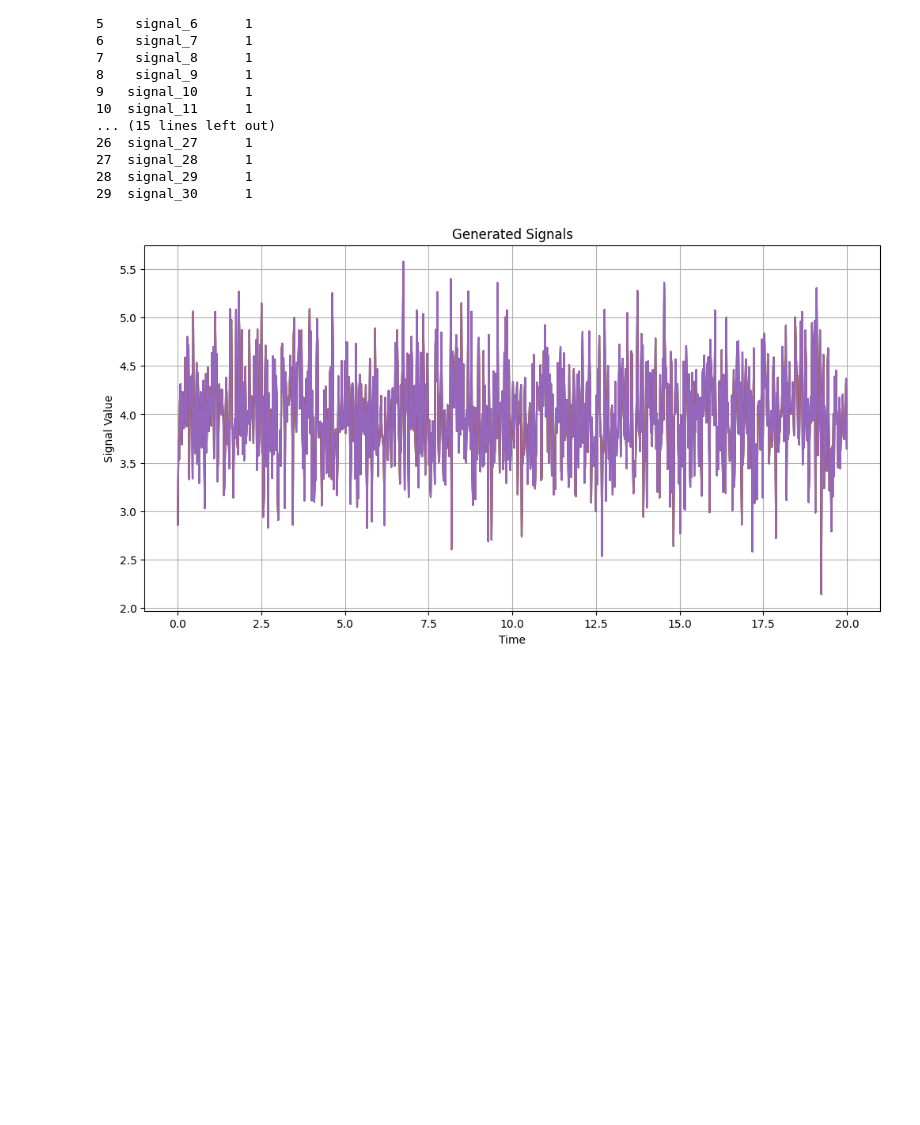
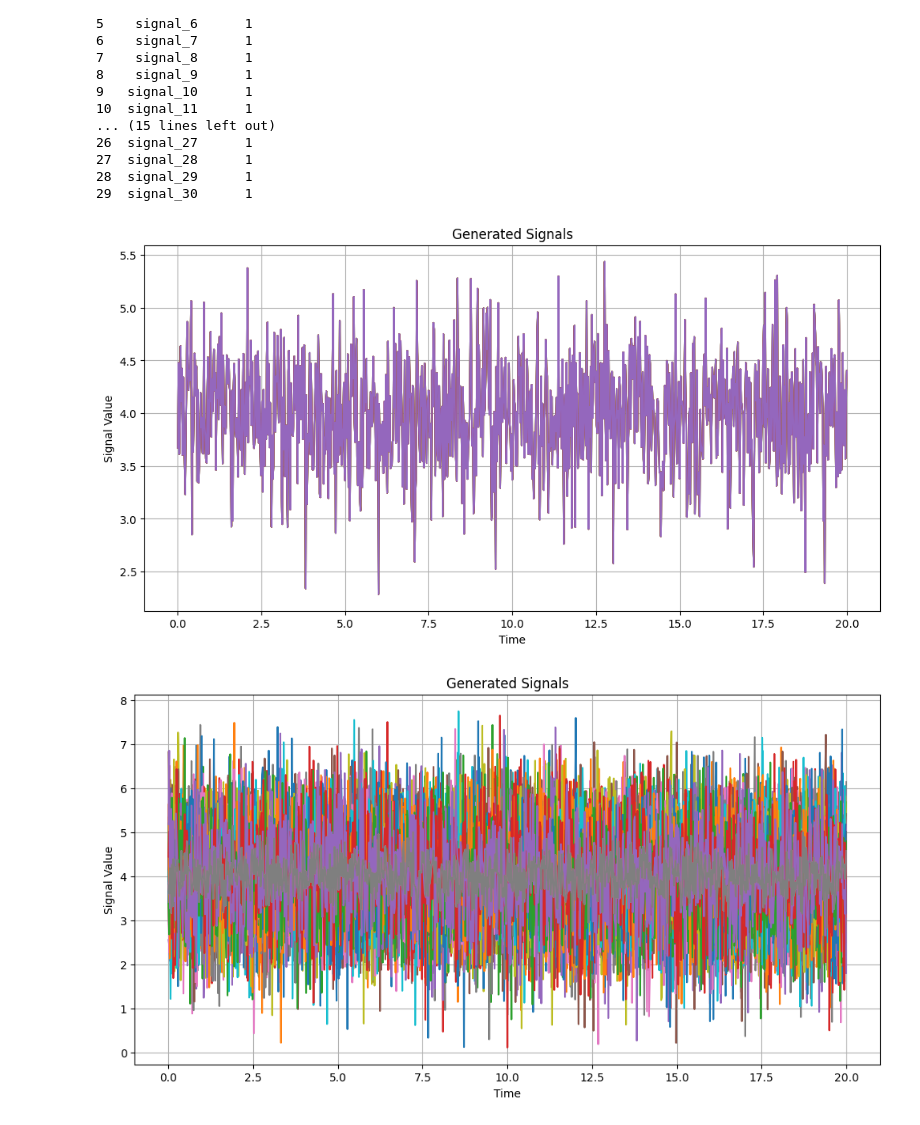
Before and after one commit to Leon-0-0-7/magistrska, a Jupyter notebook: src/anonimizacijaV1.ipynb, the cells around one changed output. Saved outputs shown, nothing was run; the diff lists cells and outputs as text; code cells hidden in the pictures; blank space fills up the shorter version.

Commit message:
Testiranje anonim_count za enake signale združene z rand_generated

```diff
--- a/src/anonimizacijaV1.ipynb
+++ b/src/anonimizacijaV1.ipynb
@@ -183,35 +183,66 @@ def generate_same_signals(time, mu, std, ac, N):
     Args:
         time (numpy array): Časovni intervali (npr. np.arange(0, 20, 0.02)).
         mu (float): Povprečje za generiranje naključnih vrednosti.
         std (float): Standardni odklon za generiranje naključnih vrednosti.
         ac (float): Korelacija med signali (trenutno ne uporabljeno).
         N (int): Število signalov.
 
     Returns:
         pandas.DataFrame: DataFrame s časovnimi intervali in generiranimi signali.
     """
     # Generiraj en naključni signal iz normalne porazdelitve
     single_signal = np.random.normal(mu, std, size=len(time))
 
     # Ustvari matriko z N kopijami tega signala
     data = np.tile(single_signal, (N, 1)).T
 
     # Pretvori v DataFrame in dodaj časovni stolpec
-    sameSignals_df = pd.DataFrame(data, columns=[f"signal_{i+1}" for i in range(N)])
+    sameSignals_df = pd.DataFrame(data, columns=[f"same_signal_{i+1}" for i in range(N)])
+    sameSignals_df.insert(0, "time", time)  # Dodaj stolpec 'time' na prvo mesto
+
+    return sameSignals_df
+
+def generate_same_signals2(time, mu, std, ac, N):
+    """
+    Funkcija generira N enakih naključnih signalov glede na podane parametre.
+
+    Args:
+        time (numpy array): Časovni intervali (npr. np.arange(0, 20, 0.02)).
+        mu (float): Povprečje za generiranje naključnih vrednosti.
+        std (float): Standardni odklon za generiranje naključnih vrednosti.
+        ac (float): Korelacija med signali (trenutno ne uporabljeno).
+        N (int): Število signalov.
+
+    Returns:
+        pandas.DataFrame: DataFrame s časovnimi intervali in generiranimi signali.
+    """
+    # Generiraj en naključni signal iz normalne porazdelitve
+    single_signal = np.random.normal(mu, std, size=len(time))
+
+    # Ustvari matriko z N kopijami tega signala
+    data = np.tile(single_signal, (N, 1)).T
+
+    # Pretvori v DataFrame in dodaj časovni stolpec
+    sameSignals_df = pd.DataFrame(data, columns=[f"same_signal2_{i+1}" for i in range(N)])
     sameSignals_df.insert(0, "time", time)  # Dodaj stolpec 'time' na prvo mesto
 
     return sameSignals_df
 
 time = np.arange(0, 20.02, 0.02)  # Časovni intervali od 0 do 20 s korakom 0.02
 mu = 4                            # Povprečje
 std = 0.5                           # Standardni odklon
 ac = 0                            # Korelacija (trenutno ni uporabljena)
 N = 5                           # Število signalov
 
 same_signals_df = generate_same_signals(time, mu, std, ac, N)
+same_signals_df_2 = generate_same_signals2(time, 4, 0.4, ac, 3)
 plot_signals(same_signals_df)
-anonizirani = anonymize_signals(same_signals_df, meth_code, meth_pars)
-anonim_count(same_signals_df, anonizirani)
+zdruzeni_signali = pd.concat([same_signals_df, generiraniSignali.iloc[:, 1:], same_signals_df_2.iloc[:,1:]], axis=1)
+plot_signals(zdruzeni_signali)
+meth_pars = {'min': 0, 'max': 10, 'dif': 0.5}
+anonizirani = anonymize_signals(zdruzeni_signali, meth_code, meth_pars)
+anonim_count(zdruzeni_signali, anonizirani)
 # %% [output]
-[figure, old version]
+[figure, new version]
+[figure, added]
 |  | signal_ID | count |
```
Also changed, not shown: parts of 1 cell of this notebook.
